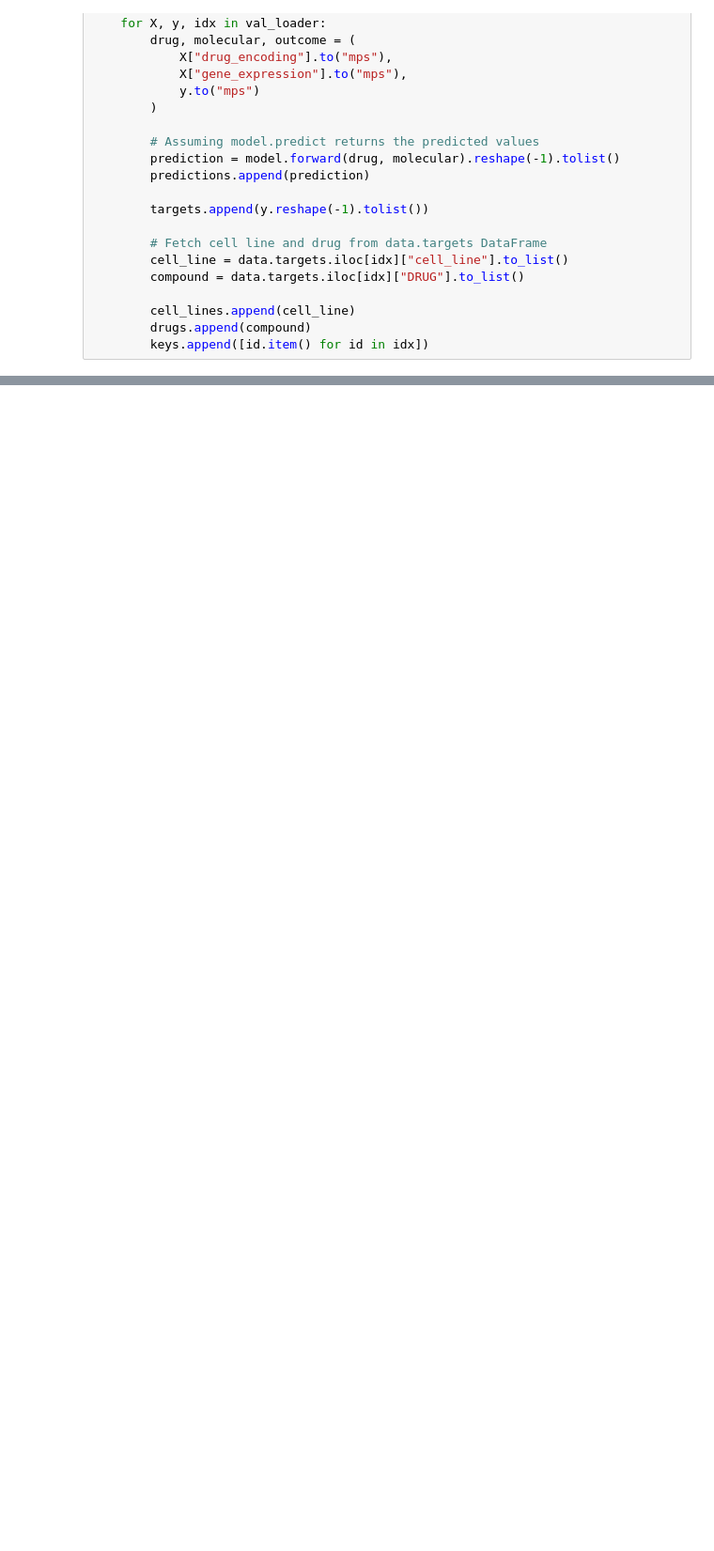
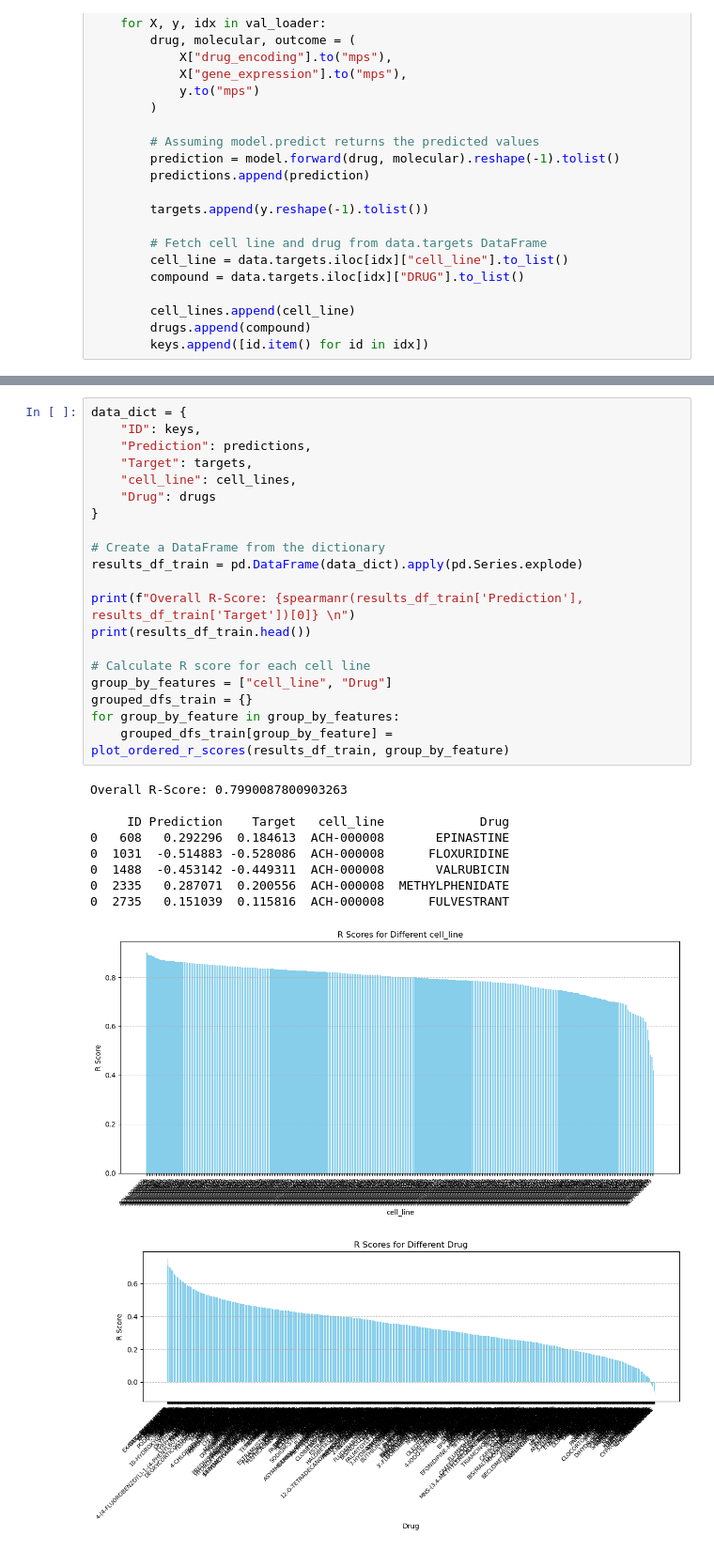
Before and after one commit to PhGK/NeurixAI, a Jupyter notebook: notebooks/evaluation/evaluation.ipynb, the cells around one changed output, grey strips where cells are left out. Shown: that part at 94% size. Cells and saved outputs as stored; diff of their text form; blank space fills up the shorter version.

```diff
--- a/notebooks/evaluation/evaluation.ipynb
+++ b/notebooks/evaluation/evaluation.ipynb
@@ -137,0 +183,31 @@ grouped_dfs
+# %%
+data_dict = {
+    "ID": keys,
+    "Prediction": predictions,
+    "Target": targets,
+    "cell_line": cell_lines,
+    "Drug": drugs
+}
+
+# Create a DataFrame from the dictionary
+results_df_train = pd.DataFrame(data_dict).apply(pd.Series.explode)
+
+print(f"Overall R-Score: {spearmanr(results_df_train['Prediction'], results_df_train['Target'])[0]} \n")
+print(results_df_train.head())
+
+# Calculate R score for each cell line
+group_by_features = ["cell_line", "Drug"]
+grouped_dfs_train = {}
+for group_by_feature in group_by_features:
+    grouped_dfs_train[group_by_feature] = plot_ordered_r_scores(results_df_train, group_by_feature)
+# %% [output]
+Overall R-Score: 0.7990087800903263
+
+     ID Prediction    Target   cell_line             Drug
+0   608   0.292296  0.184613  ACH-000008       EPINASTINE
+0  1031  -0.514883 -0.528086  ACH-000008      FLOXURIDINE
+0  1488  -0.453142 -0.449311  ACH-000008       VALRUBICIN
+0  2335   0.287071  0.200556  ACH-000008  METHYLPHENIDATE
+0  2735   0.151039  0.115816  ACH-000008      FULVESTRANT
+[figure, added]
+[figure, added]
```
Also changed, not shown: parts of 14 cells of this notebook.
